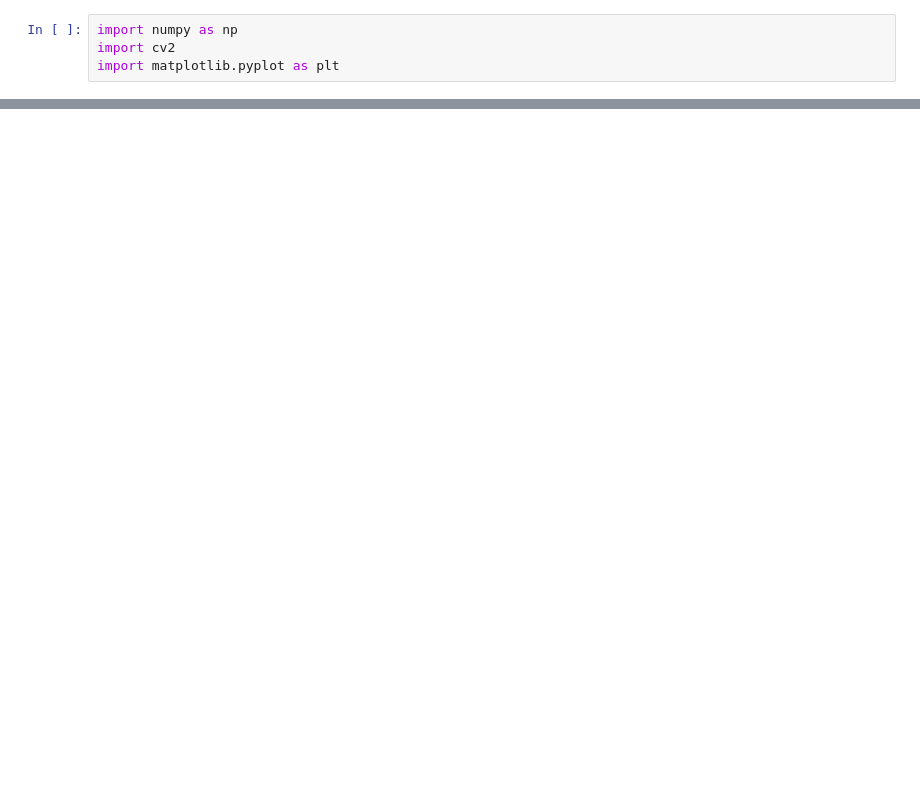
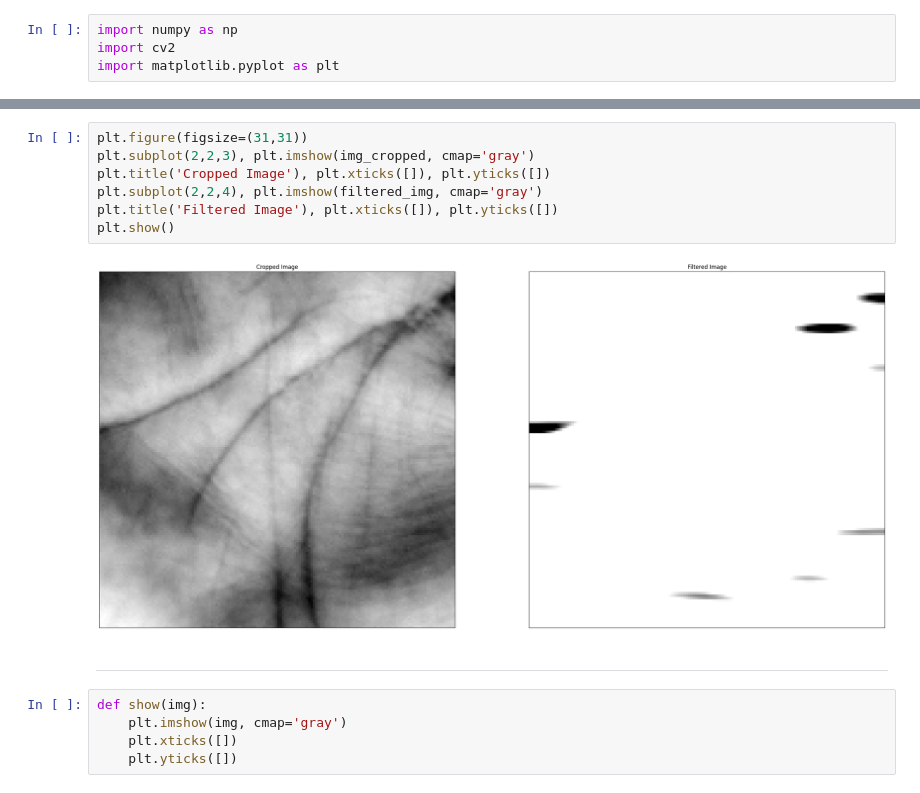
Before and after one commit to M-Shehzad/Contactless-Payment-Server, a Jupyter notebook: extraction.ipynb, the cells around one changed output, grey strips where cells are left out. Drawn from its saved outputs; the diff is of its cells as text; blank space fills up the shorter version.

```diff
--- a/extraction.ipynb
+++ b/extraction.ipynb
@@ -70,0 +99,16 @@ img_cropped.shape
+# %%
+plt.figure(figsize=(31,31))
+plt.subplot(2,2,3), plt.imshow(img_cropped, cmap='gray')
+plt.title('Cropped Image'), plt.xticks([]), plt.yticks([])
+plt.subplot(2,2,4), plt.imshow(filtered_img, cmap='gray')
+plt.title('Filtered Image'), plt.xticks([]), plt.yticks([])
+plt.show()
+# %% [output]
+[figure, added]
+# %% [markdown]
+--------------
+# %%
+def show(img):
+    plt.imshow(img, cmap='gray')
+    plt.xticks([])
+    plt.yticks([])
```
Also changed, not shown: parts of 9 cells of this notebook, 2 other files.
